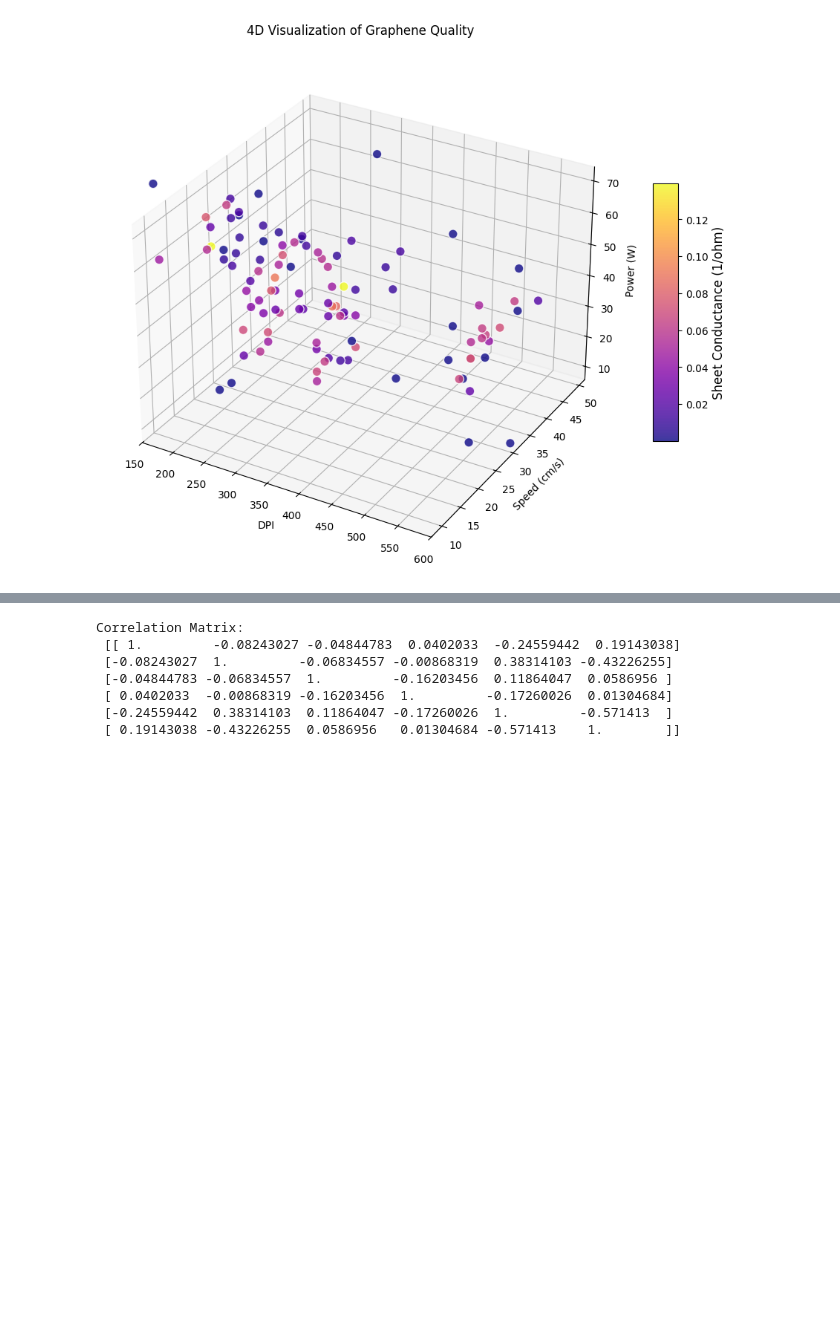
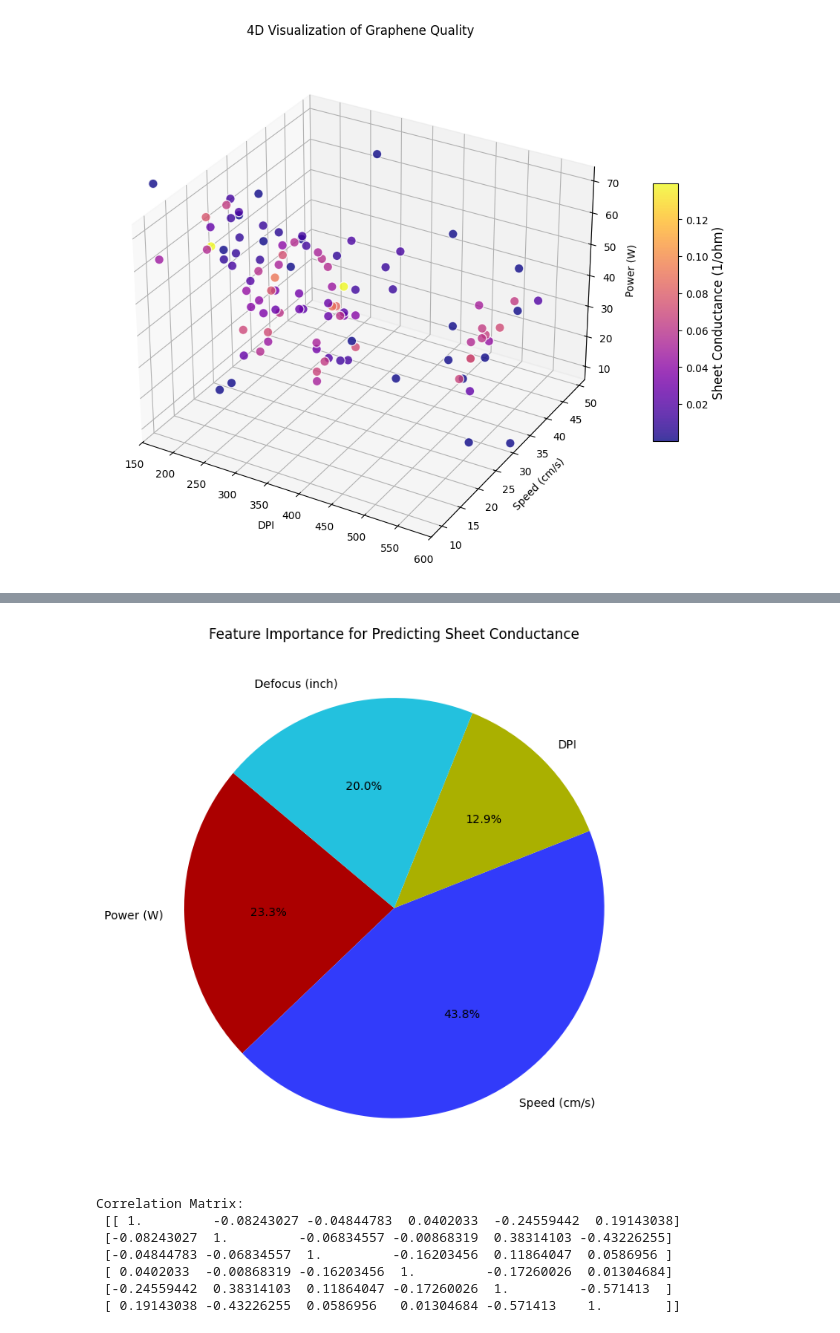
Before and after one commit to mta-phy/5820x, a Jupyter notebook: HWs/Project-1 v2.ipynb, the cells around one changed output, grey strips where cells are left out. Drawn from its saved outputs; the diff is of its cells as text; code cells hidden in the pictures; blank space fills up the shorter version.

```diff
--- a/HWs/Project-1 v2.ipynb
+++ b/HWs/Project-1 v2.ipynb
@@ -155,3 +186,28 @@ plt.show()
+# %%
+from sklearn.ensemble import RandomForestRegressor
+
+X = Data[["Power (W)", "Speed (cm/s)", "DPI", "Defocus (inch)"]]
+y = Data["Sheet Conductance (1/ohm)"]
+
+rf = RandomForestRegressor(n_estimators=500, random_state=0)
+rf.fit(X, y)
+
+labels = X.columns
+sizes = rf.feature_importances_
+
+plt.figure(figsize=(7,7))
+plt.pie(
+    sizes,
+    labels=labels,
+    autopct="%1.1f%%",
+    startangle=140,
+    colors=["#AB0000", "#323BFA", "#AAB000", "#23C1DE"]
+)
+plt.title("Feature Importance for Predicting Sheet Conductance")
+plt.tight_layout()
+plt.show()
+# %% [output]
+[figure, added]
 # %%
 cor = np.corrcoef(Data.iloc[:, 0:6], rowvar=False)
 
```
Also changed, not shown: parts of 17 cells of this notebook.
